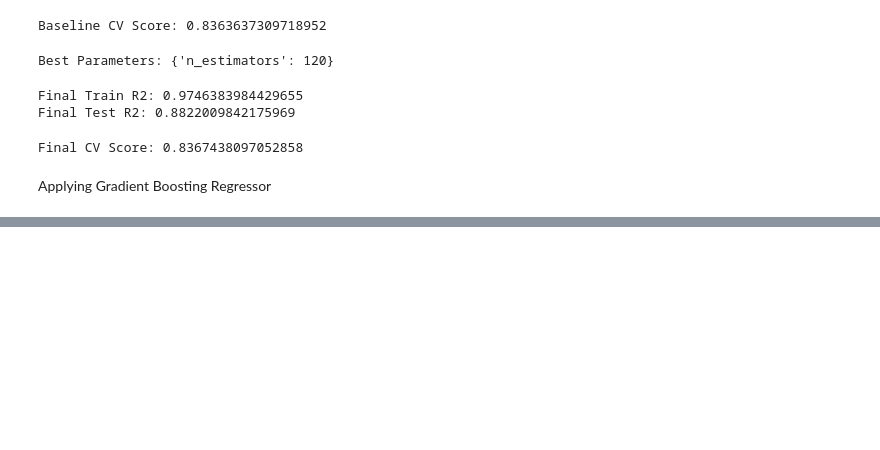
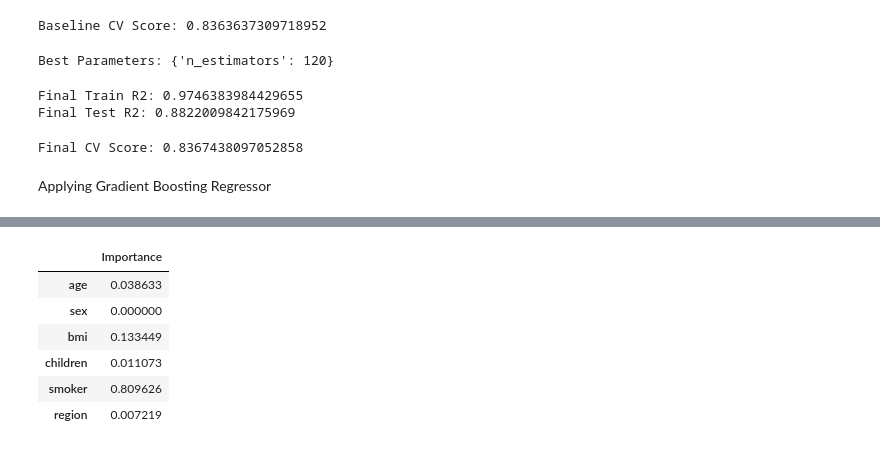
Before and after one commit to anthonybyamugisha/Insurance-Cost-Prediction-Model, a Jupyter notebook: insurance_cost.ipynb, the cells around one changed output, grey strips where cells are left out. Drawn from its saved outputs; the diff is of its cells as text; code cells hidden in the pictures; blank space fills up the shorter version.

Commit message:
Successfully trained and validated the model

```diff
--- a/insurance_cost.ipynb
+++ b/insurance_cost.ipynb
@@ -387,0 +391,11 @@ Final CV Score: 0.86051471152677
+# %%
+# Initial XGmodel training
+xgmodel = XGBRegressor()
+xgmodel.fit(xtrain, ytrain)
+
+# Initial performance check
+ypredtrain4 = xgmodel.predict(xtrain)
+ypredtest4 = xgmodel.predict(xtest)
+print(f"Baseline Train R2: {r2_score(ytrain, ypredtrain4)}")
+print(f"Baseline Test R2: {r2_score(ytest, ypredtest4)}")
+print(f"Baseline CV Score: {cross_val_score(xgmodel, X, Y, cv=5).mean()}")
@@ -387,0 +406,15 @@ Final CV Score: 0.86051471152677
+# %%
+# Settingup  the estimator and parameter grid
+estimator = XGBRegressor()
+param_grid = {
+    'n_estimators': [10, 15, 20, 40, 50],
+    'max_depth': [3, 4, 5],
+    'gamma': [0, 0.15, 0.3, 0.5, 1]
+}
+grid = GridSearchCV(estimator, param_grid, scoring="r2", cv=5)
+# %%
+# Running the grid search
+grid.fit(xtrain, ytrain)
+
+# Showing the best performing parameters
+print(f"Best Parameters: {grid.best_params_}")
@@ -387,0 +448,12 @@ Final CV Score: 0.86051471152677
+# %%
+# Feature importance from the best estimator
+feats=pd.DataFrame(data=grid.best_estimator_.feature_importances_,index=X.columns,columns=['Importance'])
+feats
+# %% [output]
+|  | Importance |
+| age | 0.038633 |
+| sex | 0.000000 |
+| bmi | 0.133449 |
+| children | 0.011073 |
+| smoker | 0.809626 |
+| region | 0.007219 |
```
Also changed, not shown: parts of 17 cells of this notebook, 1 other file.
